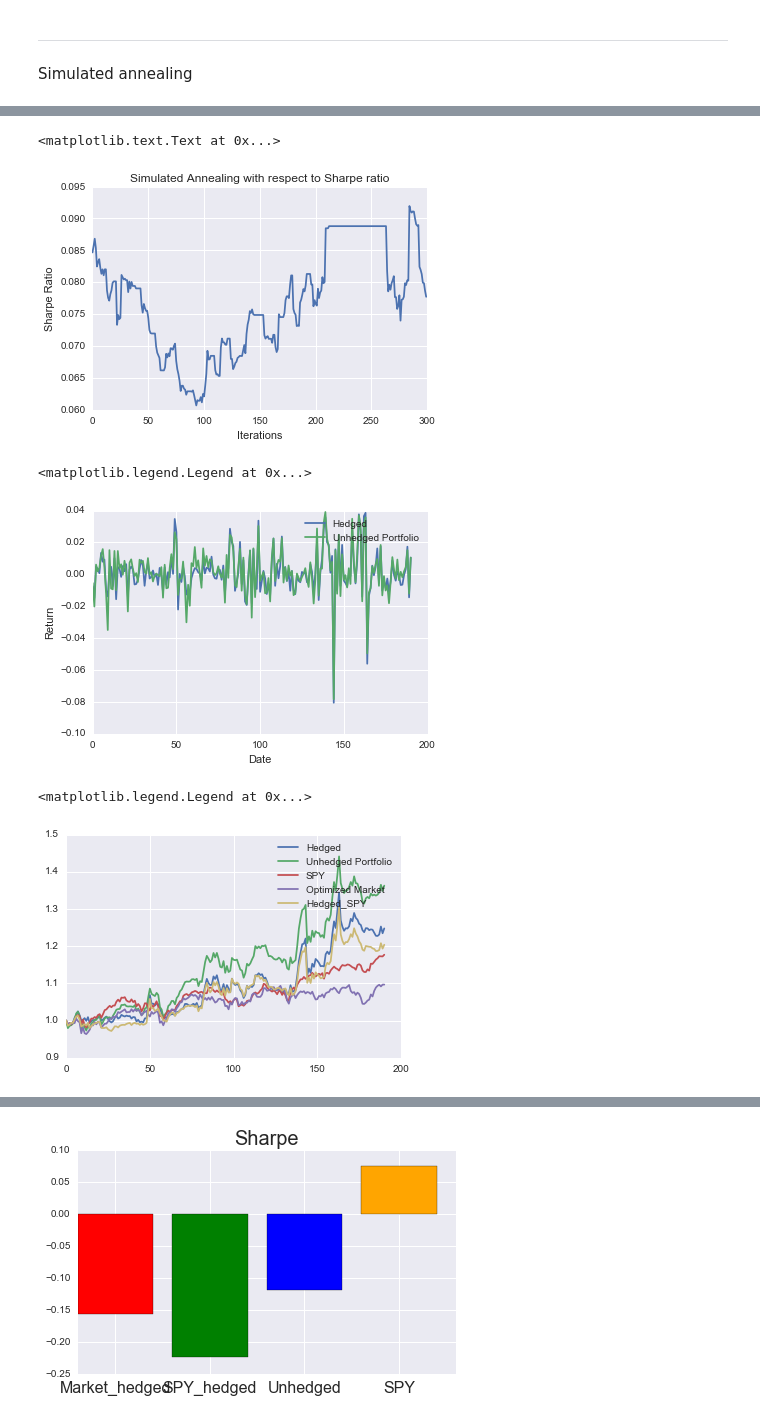
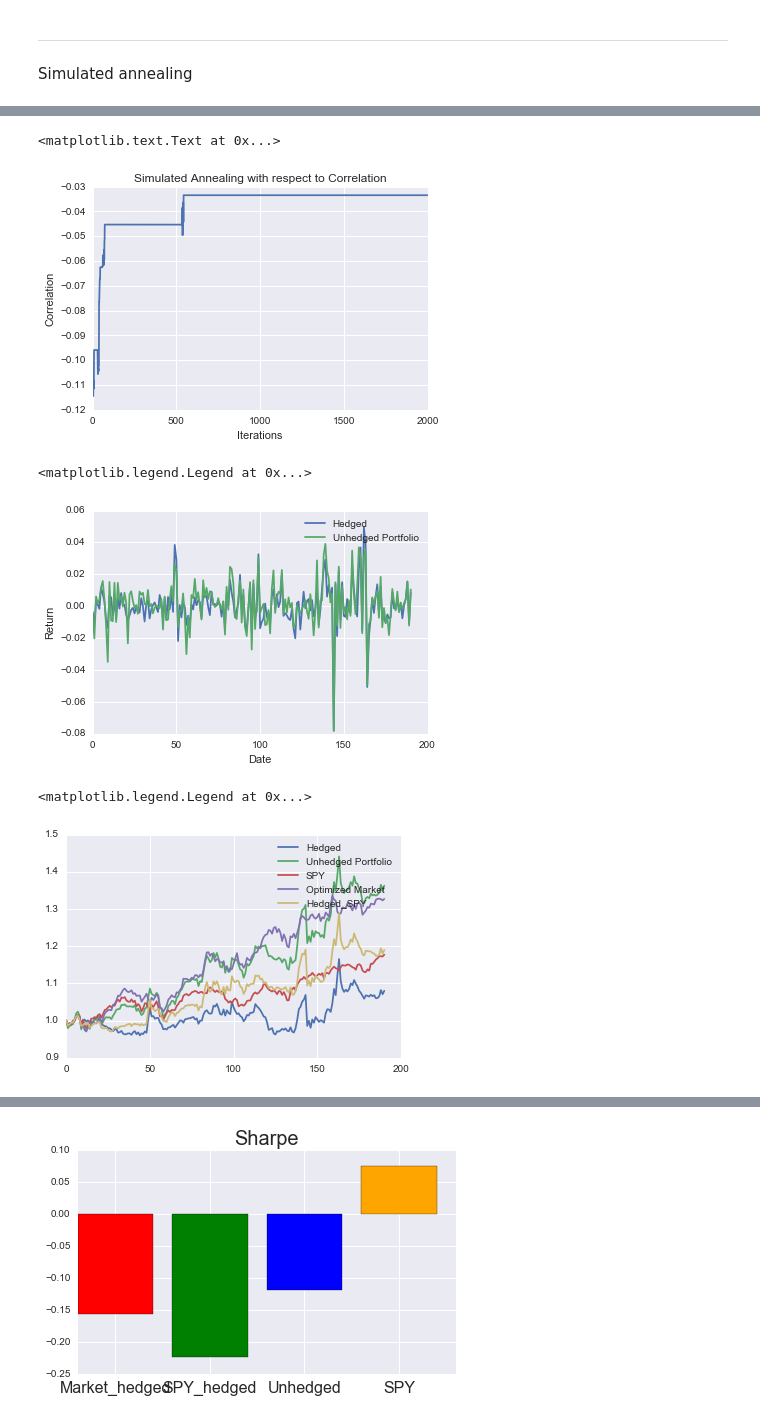
Before and after one commit to AC297R-Project/AC297_beta, a Jupyter notebook: work/Junge/workbook7.ipynb, the cells around one changed output, grey strips where cells are left out. Drawn from its saved outputs; the diff is of its cells as text; code cells hidden in the pictures.

Commit message:
Simulated annealing examples

```diff
--- a/work/Junge/workbook7.ipynb
+++ b/work/Junge/workbook7.ipynb
@@ -121,7 +121,7 @@ st_sharpe, bm_sharpe = Simulation.simulated_annealing(hedge,
                                                       cool_by=0.9,
                                                       reanneal=10,
                                                       num_iter=2000,
-                                                      energy_func=neg_sharpe)
+                                                      energy_func=correlation)
 
 
 
@@ -135,12 +136,12 @@ st_sharpe_300, bm_sharpe_300 = st_sharpe, bm_sharpe
 # %%
 plt.plot(-st_sharpe)
 plt.xlabel('Iterations')
-plt.ylabel('Sharpe Ratio')
-plt.title('Simulated Annealing with respect to Sharpe ratio')
+plt.ylabel('Correlation')
+plt.title('Simulated Annealing with respect to Correlation')
 # plt.savefig('./Figures/0404/Sharpe_sim.png')
 # %% [output]
 <matplotlib.text.Text at 0x...>
-[figure, old version]
+[figure, new version]
 # %%
 hedge.market = bm_sharpe
 
@@ -158,7 +159,7 @@ plt.legend()
 # plt.savefig('./Figures/0404/Sharpe_Ret.png')
 # %% [output]
 <matplotlib.legend.Legend at 0x...>
-[figure, old version]
+[figure, new version]
 # %%
 plt.plot(cum_ret(bhr), label = 'Hedged')
 plt.plot(cum_ret(hedge.dollar_portfolio_sum_ret[61:].values), label = 'Unhedged Portfolio')
@@ -169,7 +170,7 @@ plt.legend()
 # plt.savefig('./Figures/0404/Sharpe_cum_ret.png')
 # %% [output]
 <matplotlib.legend.Legend at 0x...>
-[figure, old version]
+[figure, new version]
 # %%
 print 'Hedged Sharpe:', -neg_sharpe((bhr))
 print 'Hedged against SPY Sharpe:', -neg_sharpe(bhr_sp)
```
Also changed, not shown: parts of 6 cells of this notebook, 3 other files.
